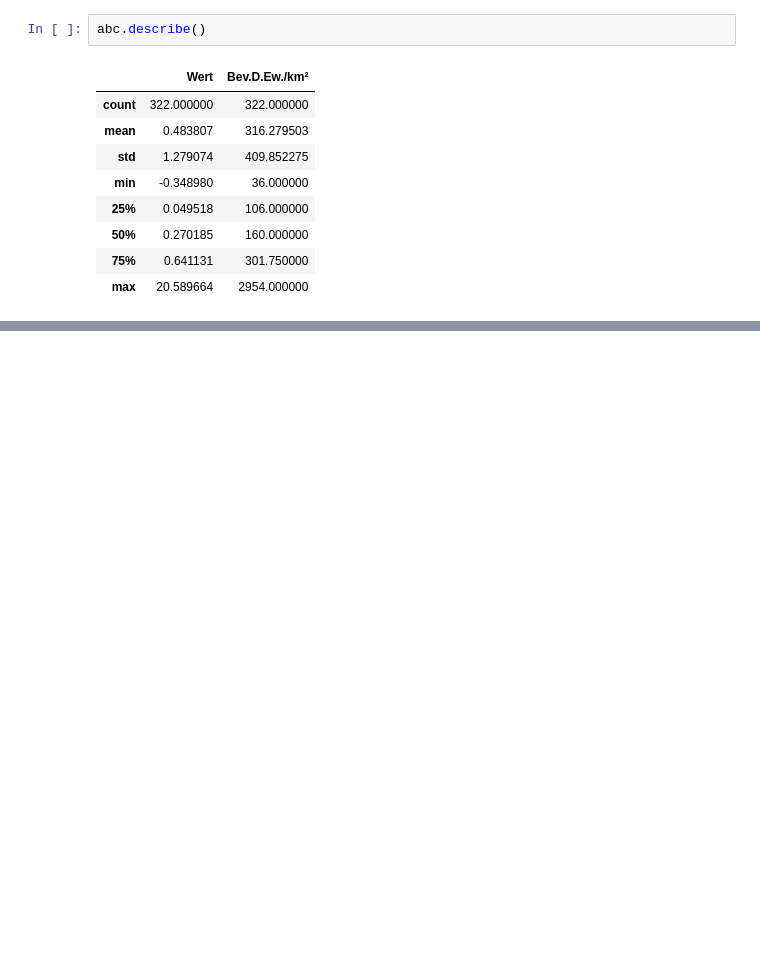
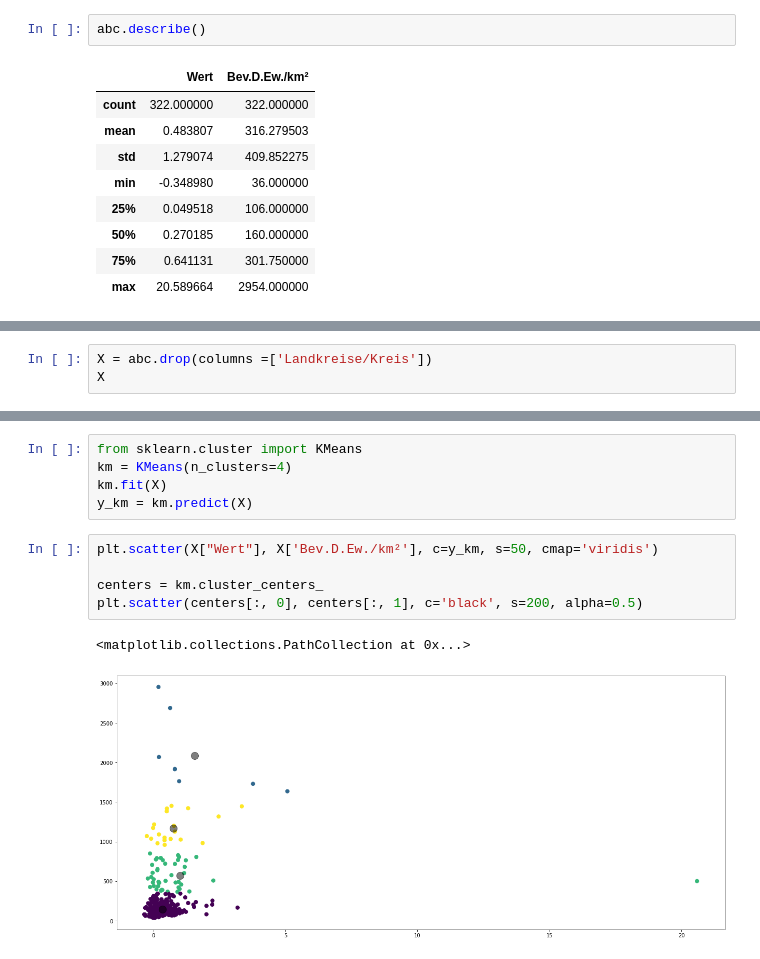
Before and after one commit to Jubo30/Data-Science-Project, a Jupyter notebook: Täglicher Zuwachs Deutschland.ipynb, the cells around one changed output, grey strips where cells are left out. Drawn from its saved outputs; the diff is of its cells as text; blank space fills up the shorter version.

```diff
--- a/Täglicher Zuwachs Deutschland.ipynb
+++ b/Täglicher Zuwachs Deutschland.ipynb
@@ -1099,3 +1042,6 @@ HSK.describe()
 | 50% | 478.500000 | 183.702850 | 0.000000 | 0.000000 | 6.000000 | 553.000000 | 0.000000 | 0.000000 |
 | 75% | 561.500000 | 215.567725 | 13.750000 | 5.278825 | 15.000000 | 685.500000 | 0.000000 | 13.750000 |
 | max | 609.000000 | 233.803600 | 18.000000 | 6.910500 | 109.000000 | 733.000000 | 13.000000 | 18.000000 |
+# %%
+X = abc.drop(columns =['Landkreise/Kreis'])
+X
@@ -1101,0 +1062,13 @@ HSK.describe()
+# %%
+from sklearn.cluster import KMeans
+km = KMeans(n_clusters=4)
+km.fit(X)
+y_km = km.predict(X)
+# %%
+plt.scatter(X["Wert"], X['Bev.D.Ew./km²'], c=y_km, s=50, cmap='viridis')
+
+centers = km.cluster_centers_
+plt.scatter(centers[:, 0], centers[:, 1], c='black', s=200, alpha=0.5)
+# %% [output]
+<matplotlib.collections.PathCollection at 0x...>
+[figure, added]
```
Also changed, not shown: parts of 18 cells of this notebook.
